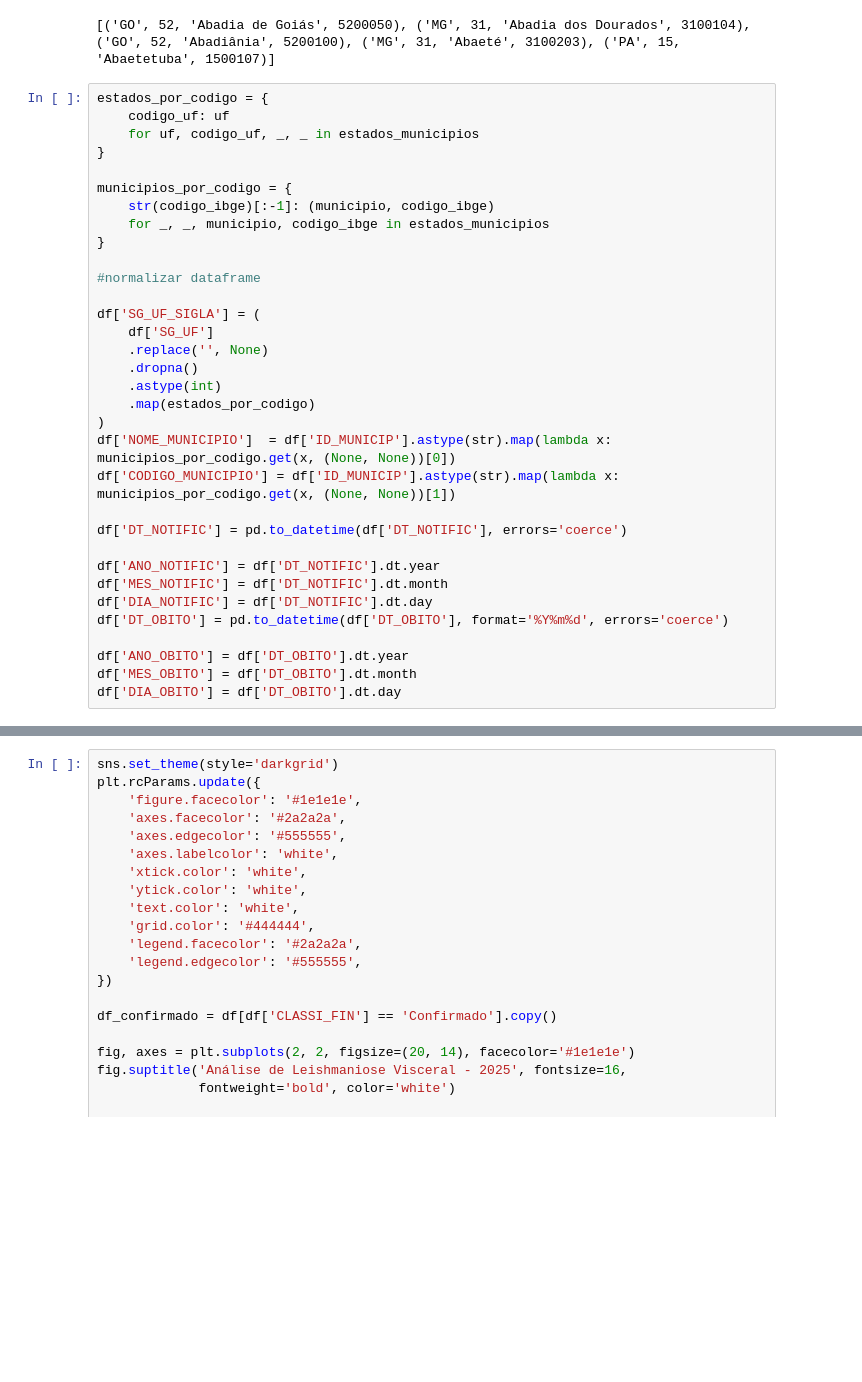
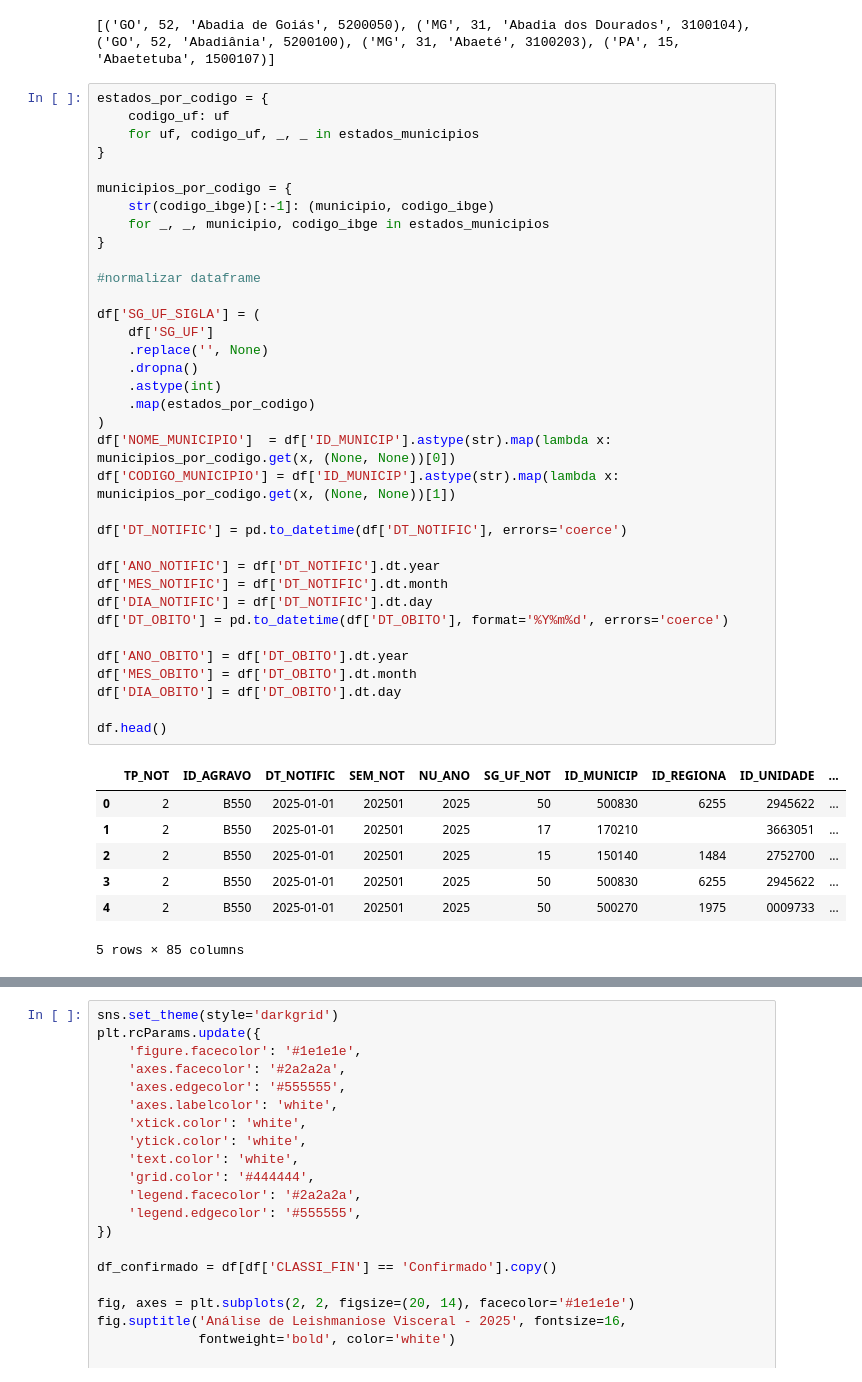
Before and after one commit to AndersonLems/data_pysus_python, a Jupyter notebook: pimadataset.ipynb, the cells around one changed output, grey strips where cells are left out. Cells and saved outputs as stored; diff of their text form; blank space fills up the shorter version.

```diff
--- a/pimadataset.ipynb
+++ b/pimadataset.ipynb
@@ -146,30 +149,40 @@ estados_por_codigo = {
     for uf, codigo_uf, _, _ in estados_municipios
 }
 
 municipios_por_codigo = {
     str(codigo_ibge)[:-1]: (municipio, codigo_ibge)
     for _, _, municipio, codigo_ibge in estados_municipios
 }
 
 #normalizar dataframe
 
 df['SG_UF_SIGLA'] = (
     df['SG_UF']
     .replace('', None)
     .dropna()
     .astype(int)
     .map(estados_por_codigo)
 )
 df['NOME_MUNICIPIO']  = df['ID_MUNICIP'].astype(str).map(lambda x: municipios_por_codigo.get(x, (None, None))[0])
 df['CODIGO_MUNICIPIO'] = df['ID_MUNICIP'].astype(str).map(lambda x: municipios_por_codigo.get(x, (None, None))[1])
 
 df['DT_NOTIFIC'] = pd.to_datetime(df['DT_NOTIFIC'], errors='coerce')
 
 df['ANO_NOTIFIC'] = df['DT_NOTIFIC'].dt.year
 df['MES_NOTIFIC'] = df['DT_NOTIFIC'].dt.month
 df['DIA_NOTIFIC'] = df['DT_NOTIFIC'].dt.day
 df['DT_OBITO'] = pd.to_datetime(df['DT_OBITO'], format='%Y%m%d', errors='coerce')
 
 df['ANO_OBITO'] = df['DT_OBITO'].dt.year
 df['MES_OBITO'] = df['DT_OBITO'].dt.month
 df['DIA_OBITO'] = df['DT_OBITO'].dt.day
+
+df.head()
+# %% [output]
+|  | TP_NOT | ID_AGRAVO | DT_NOTIFIC | SEM_NOT | NU_ANO | SG_UF_NOT | ID_MUNICIP | ID_REGIONA | ID_UNIDADE | ... |
+| 0 | 2 | B550 | 2025-01-01 | 202501 | 2025 | 50 | 500830 | 6255 | 2945622 | ... |
+| 1 | 2 | B550 | 2025-01-01 | 202501 | 2025 | 17 | 170210 |  | 3663051 | ... |
+| 2 | 2 | B550 | 2025-01-01 | 202501 | 2025 | 15 | 150140 | 1484 | 2752700 | ... |
+| 3 | 2 | B550 | 2025-01-01 | 202501 | 2025 | 50 | 500830 | 6255 | 2945622 | ... |
+| 4 | 2 | B550 | 2025-01-01 | 202501 | 2025 | 50 | 500270 | 1975 | 0009733 | ... |
+5 rows × 85 columns
```
Also changed, not shown: parts of 6 cells of this notebook.
